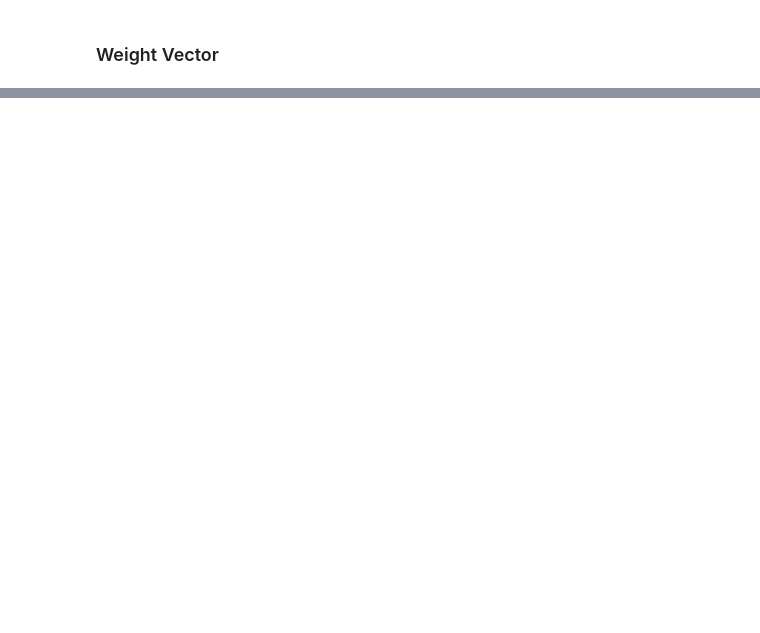
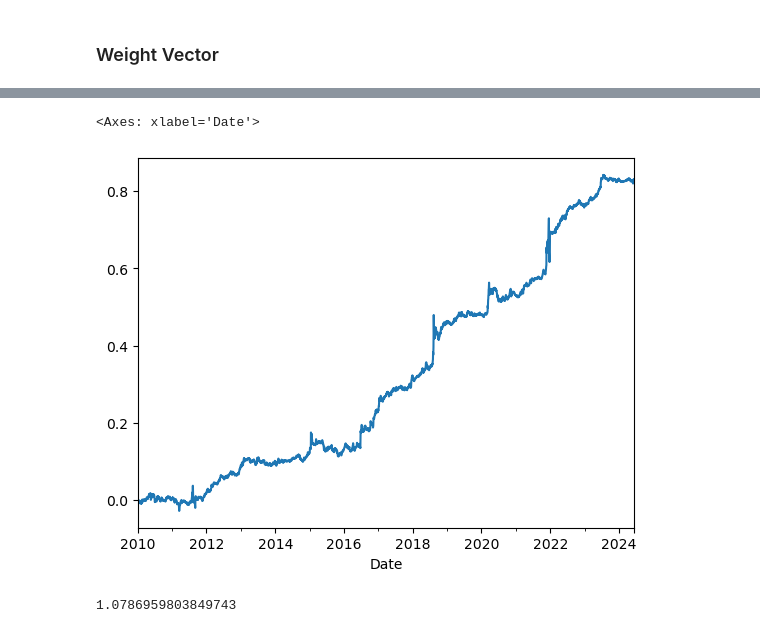
Before and after one commit to andreignatius/quant-trading, a Jupyter notebook: fx_portfolio_construction.ipynb, the cells around one changed output, grey strips where cells are left out. Cells and saved outputs as stored; diff of their text form; code cells hidden in the pictures; blank space fills up the shorter version.

```diff
--- a/fx_portfolio_construction.ipynb
+++ b/fx_portfolio_construction.ipynb
@@ -175,0 +197,9 @@ bt.cumsum().plot()
+# %%
+bt.sum(axis=1).cumsum().plot()
+# %% [output]
+<Axes: xlabel='Date'>
+[figure, added]
+# %%
+(bt.sum(axis = 1).mean()/bt.sum(axis = 1).std())*np.sqrt(252)
+# %% [output]
+1.0786959803849743
```
Also changed, not shown: parts of 16 cells of this notebook, 1 other file.
